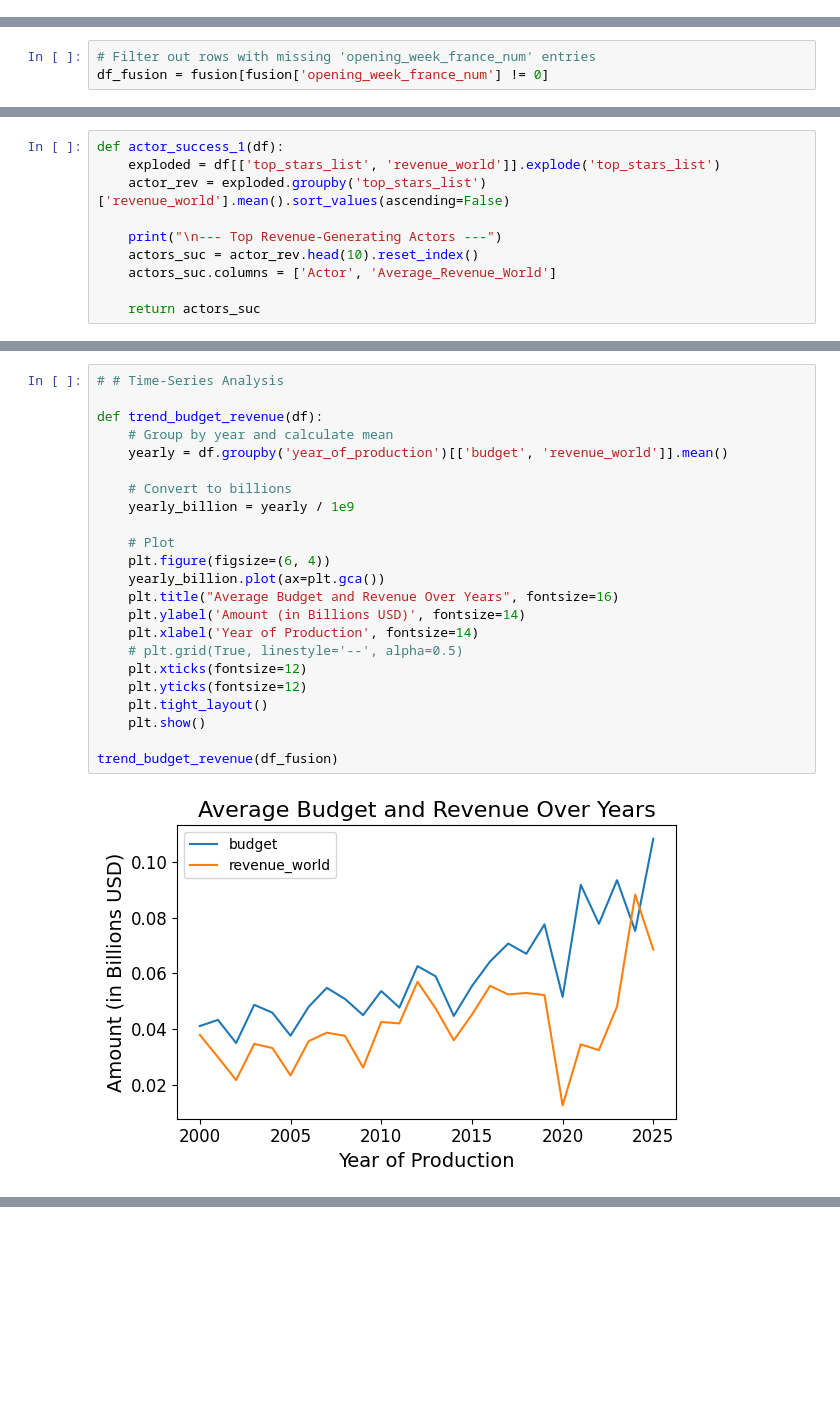
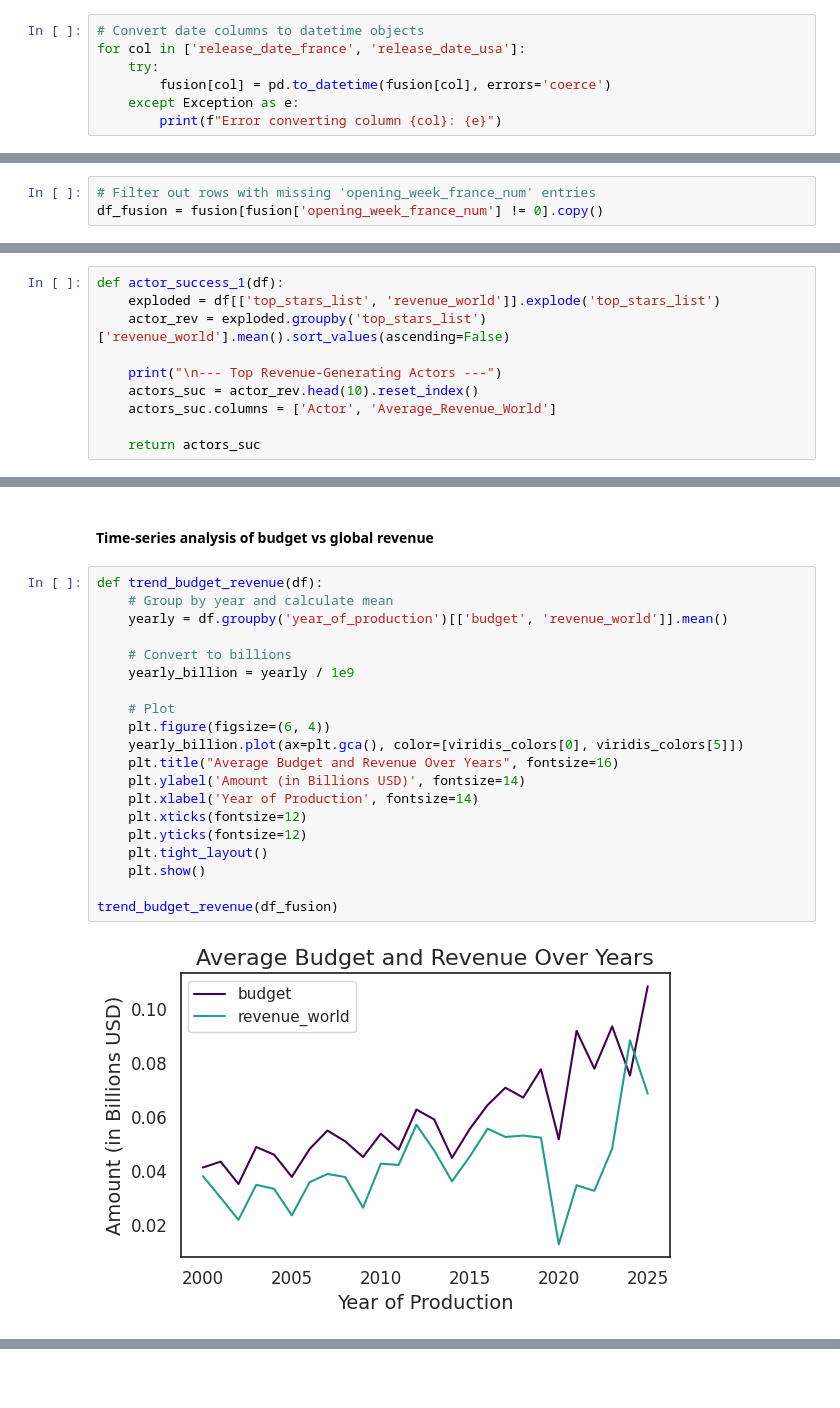
Before and after one commit to MichAdebayo/new-is-always-better, a Jupyter notebook: machine_learning/allocine_analysis.ipynb, the cells around one changed output, grey strips where cells are left out. Saved outputs shown, nothing was run; the diff lists cells and outputs as text; blank space fills up the shorter version.

```diff
--- a/machine_learning/allocine_analysis.ipynb
+++ b/machine_learning/allocine_analysis.ipynb
@@ -14,6 +16,13 @@ import pingouin as pg
 # %%
 # Load dataset
 fusion = pd.read_csv('/Users/michaeladebayo/Documents/Simplon/brief_projects/movie_prediction/machine_learning/fusionV3_cleaned.csv')
+# %%
+# Convert date columns to datetime objects
+for col in ['release_date_france', 'release_date_usa']:
+    try:
+        fusion[col] = pd.to_datetime(fusion[col], errors='coerce')
+    except Exception as e:
+        print(f"Error converting column {col}: {e}")
 # %%
 # Display max rows and columns
 pd.set_option('display.max_columns', None)
@@ -31,4 +40,4 @@ fusion.head()
 # %%
 # Filter out rows with missing 'opening_week_france_num' entries
-df_fusion = fusion[fusion['opening_week_france_num'] != 0]
+df_fusion = fusion[fusion['opening_week_france_num'] != 0].copy()
 # %% [markdown]
@@ -325,25 +566,24 @@ Passing `palette` without assigning `hue` is deprecated and will be removed in v
+# %% [markdown]
+#### Time-series analysis of budget vs global revenue
 # %%
-# # Time-Series Analysis
-
 def trend_budget_revenue(df):
     # Group by year and calculate mean
     yearly = df.groupby('year_of_production')[['budget', 'revenue_world']].mean()
 
     # Convert to billions
     yearly_billion = yearly / 1e9
 
     # Plot
     plt.figure(figsize=(6, 4))
-    yearly_billion.plot(ax=plt.gca())
+    yearly_billion.plot(ax=plt.gca(), color=[viridis_colors[0], viridis_colors[5]])
     plt.title("Average Budget and Revenue Over Years", fontsize=16)
     plt.ylabel('Amount (in Billions USD)', fontsize=14)
     plt.xlabel('Year of Production', fontsize=14)
-    # plt.grid(True, linestyle='--', alpha=0.5)
     plt.xticks(fontsize=12)
     plt.yticks(fontsize=12)
     plt.tight_layout()
     plt.show()
 
 trend_budget_revenue(df_fusion)
 # %% [output]
-[figure, old version]
+[figure, new version]
```
Also changed, not shown: parts of 95 cells of this notebook.
